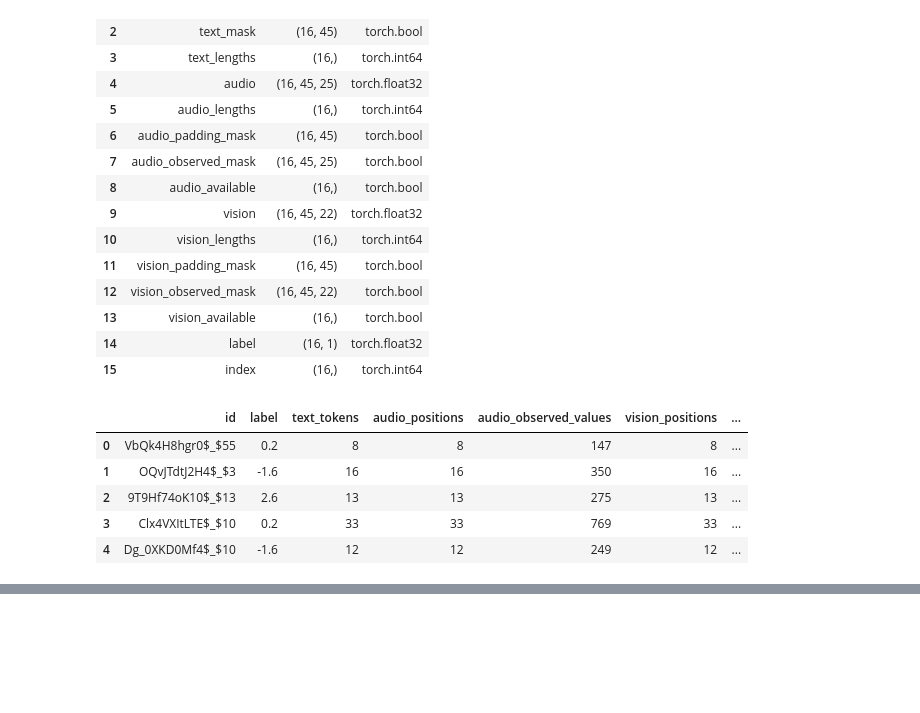
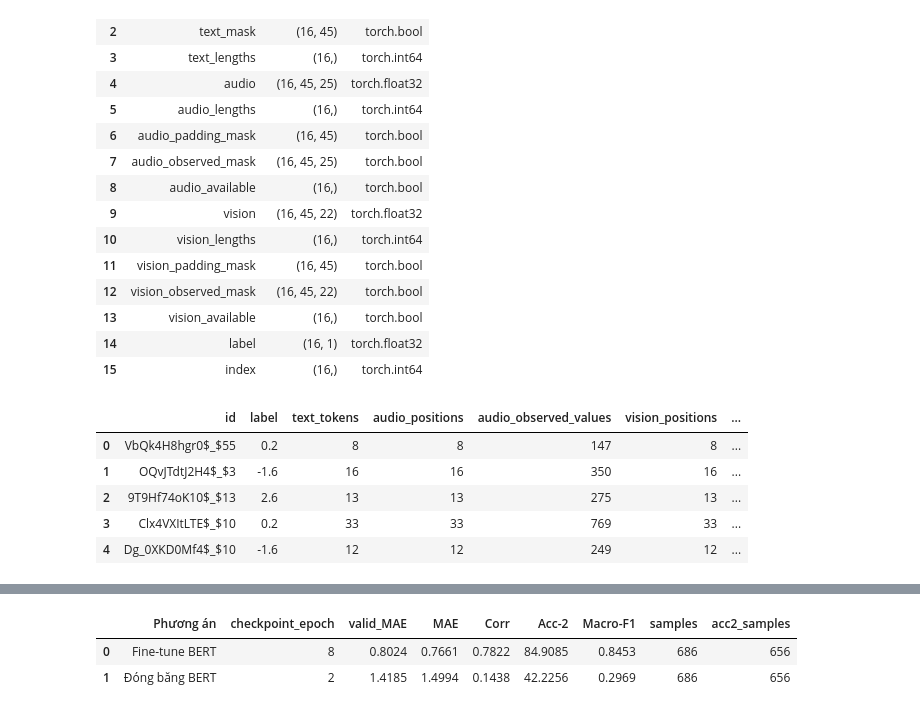
Before and after one commit to danghau2512/DataMining-MSA, a Jupyter notebook: src/notebooks/03_Train_Model.ipynb, the cells around one changed output, grey strips where cells are left out. Cells and saved outputs as stored; diff of their text form; code cells hidden in the pictures; blank space fills up the shorter version.

```diff
--- a/src/notebooks/03_Train_Model.ipynb
+++ b/src/notebooks/03_Train_Model.ipynb
@@ -255,0 +1893,82 @@ Số liệu dùng để kiểm chứng
+# %%
+#cell24
+import json
+import pandas as pd
+
+frozen_trial_dir = (
+    FROZEN_ROOT / "frozen_same_hyperparameters"
+)
+
+if not (frozen_trial_dir / "summary.json").is_file():
+    raise RuntimeError(
+        "Cell 23 chưa hoàn tất. Chờ huấn luyện xong trước."
+    )
+
+frozen_test_result = evaluate_saved_checkpoint(
+    checkpoint_path=frozen_trial_dir / "best_model.pt",
+    data=data,
+    device=DEVICE,
+)
+
+finetune_trial_dir = (
+    EXPERIMENT_ROOT
+    / "additional_experiments/warmup_20"
+)
+
+finetune_test_result = json.loads(
+    (finetune_trial_dir / "test_metrics.json")
+    .read_text(encoding="utf-8")
+)
+
+bert_strategy_comparison = pd.DataFrame([
+    {
+        "Phương án": "Fine-tune BERT",
+        **finetune_test_result,
+    },
+    {
+        "Phương án": "Đóng băng BERT",
+        **frozen_test_result,
+    },
+])
+
+display(bert_strategy_comparison[[
+    "Phương án",
+    "checkpoint_epoch",
+    "valid_MAE",
+    "MAE",
+    "Corr",
+    "Acc-2",
+    "Macro-F1",
+    "samples",
+    "acc2_samples",
+]].round(4))
+
+acc2_difference = (
+    frozen_test_result["Acc-2"]
+    - finetune_test_result["Acc-2"]
+)
+
+mae_difference = (
+    frozen_test_result["MAE"]
+    - finetune_test_result["MAE"]
+)
+
+print(
+    f"Frozen − fine-tune về Acc-2: "
+    f"{acc2_difference:+.2f} điểm phần trăm."
+)
+print(
+    f"Frozen − fine-tune về MAE: "
+    f"{mae_difference:+.4f}."
+)
+
+bert_strategy_comparison.to_csv(
+    EXPERIMENT_ROOT / "bert_strategy_comparison.csv",
+    index=False,
+)
+
+print("Đã lưu bảng so sánh. Không thay đổi trọng số mô hình.")
+# %% [output]
+|  | Phương án | checkpoint_epoch | valid_MAE | MAE | Corr | Acc-2 | Macro-F1 | samples | acc2_samples |
+| 0 | Fine-tune BERT | 8 | 0.8024 | 0.7661 | 0.7822 | 84.9085 | 0.8453 | 686 | 656 |
+| 1 | Đóng băng BERT | 2 | 1.4185 | 1.4994 | 0.1438 | 42.2256 | 0.2969 | 686 | 656 |
```
Also changed, not shown: parts of 21 cells of this notebook.
